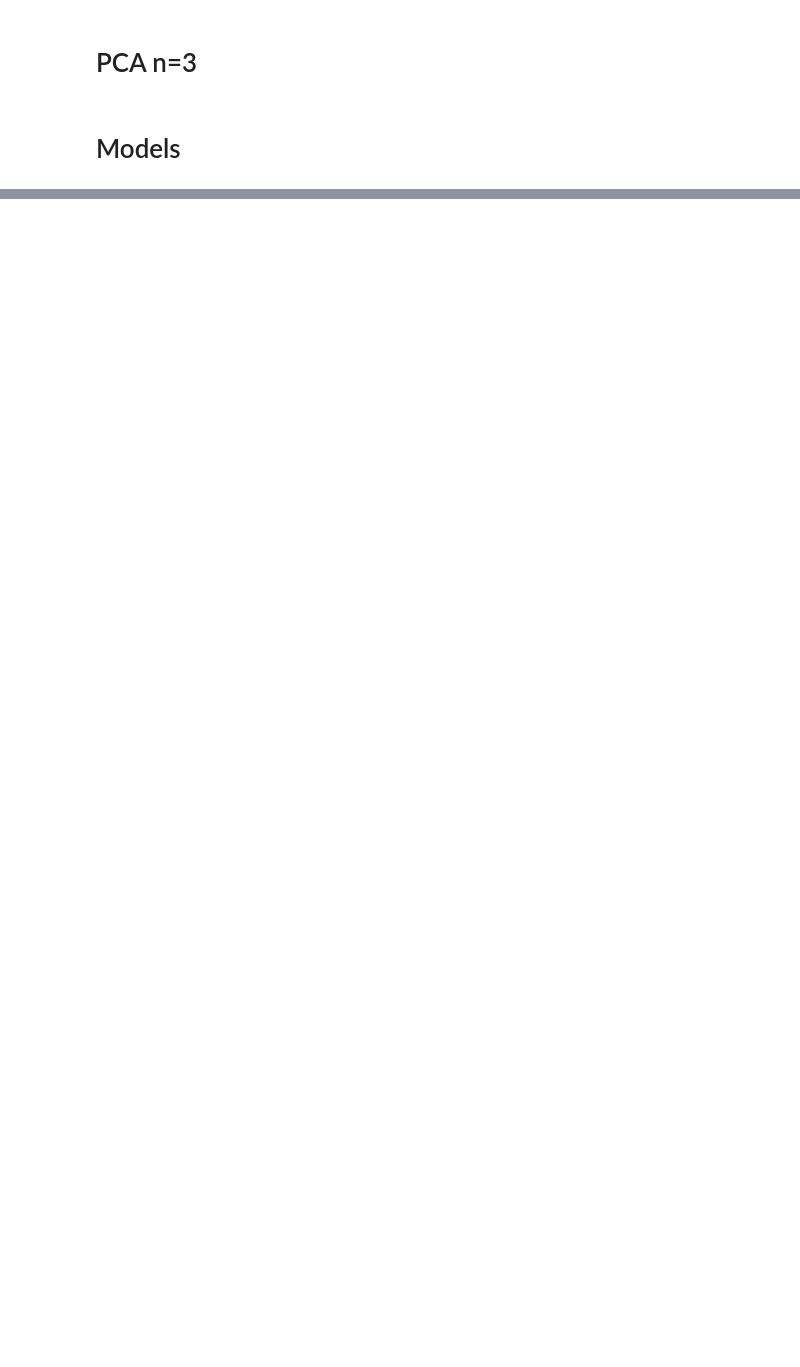
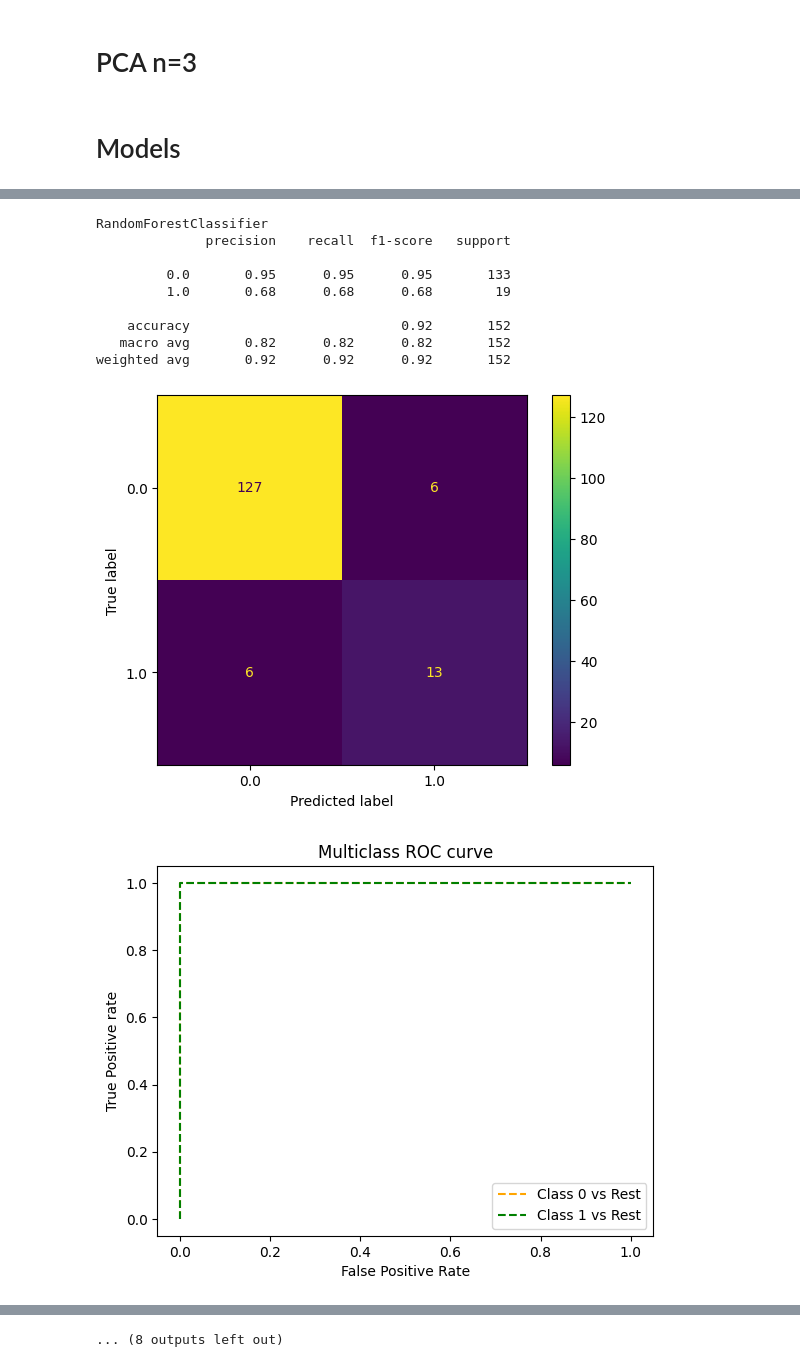
Before and after one commit to 11jolek11/BigDataHCVproject, a Jupyter notebook: BigDataHCV.ipynb, the cells around one changed output, grey strips where cells are left out. Drawn from its saved outputs; the diff is of its cells as text; code cells hidden in the pictures; blank space fills up the shorter version.

```diff
--- a/BigDataHCV.ipynb
+++ b/BigDataHCV.ipynb
@@ -524,0 +1077,14 @@ avg / total       0.89      0.85      0.75      0.86      0.80      0.64       1
+# %%
+generate(X_train_smt, Y_train_smt, x_test, y_test)
+# %% [output]
+RandomForestClassifier
+              precision    recall  f1-score   support
+
+         0.0       0.95      0.95      0.95       133
+         1.0       0.68      0.68      0.68        19
+
+    accuracy                           0.92       152
+   macro avg       0.82      0.82      0.82       152
+weighted avg       0.92      0.92      0.92       152
+[figure, added]
+[figure, added]
@@ -524,0 +1132 @@ avg / total       0.89      0.85      0.75      0.86      0.80      0.64       1
+... (8 outputs left out)
```
Also changed, not shown: parts of 36 cells of this notebook.
